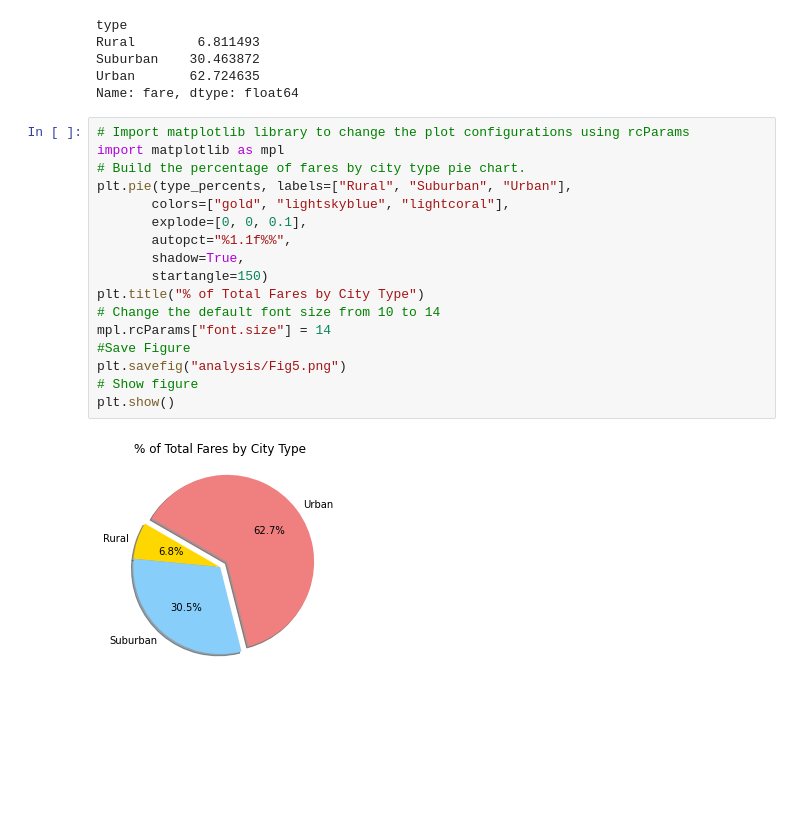
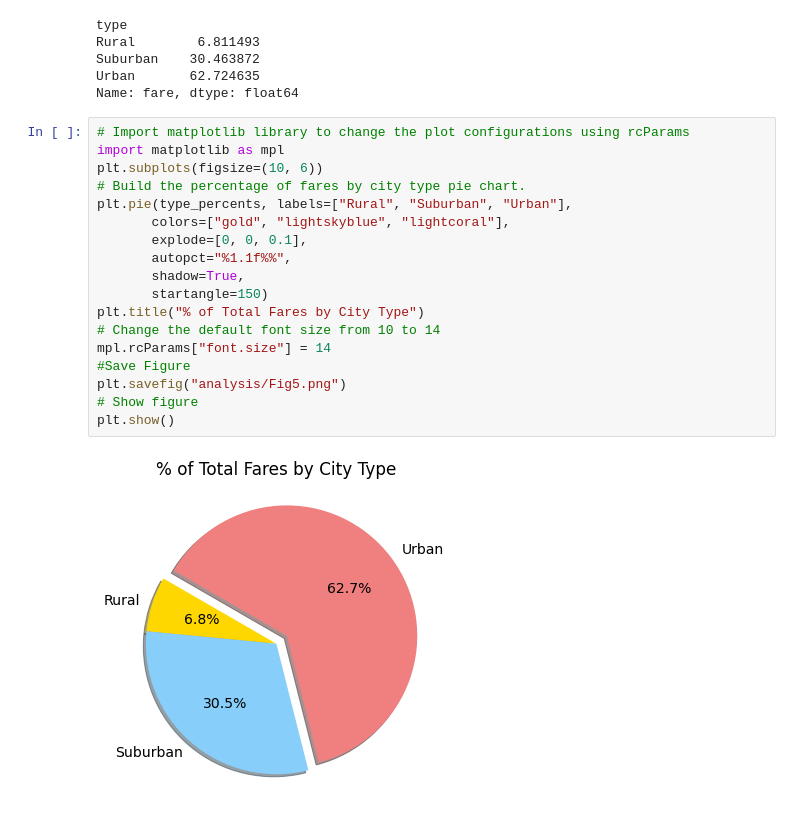
Before and after one commit to alenaswann/PyBer_Analysis, a Jupyter notebook: PyBer.ipynb, the cells around one changed output. Cells and saved outputs as stored; diff of their text form; blank space fills up the shorter version.

```diff
--- a/PyBer.ipynb
+++ b/PyBer.ipynb
@@ -778,19 +778,20 @@ Name: fare, dtype: float64
 # %%
 # Import matplotlib library to change the plot configurations using rcParams
 import matplotlib as mpl
+plt.subplots(figsize=(10, 6))
 # Build the percentage of fares by city type pie chart.
 plt.pie(type_percents, labels=["Rural", "Suburban", "Urban"],
        colors=["gold", "lightskyblue", "lightcoral"],
        explode=[0, 0, 0.1],
        autopct="%1.1f%%",
        shadow=True,
        startangle=150)
 plt.title("% of Total Fares by City Type")
 # Change the default font size from 10 to 14
 mpl.rcParams["font.size"] = 14
 #Save Figure
 plt.savefig("analysis/Fig5.png")
 # Show figure
 plt.show()
 # %% [output]
-[figure, old version]
+[figure, new version]
```
Also changed, not shown: parts of 2 cells of this notebook, 2 other files.
